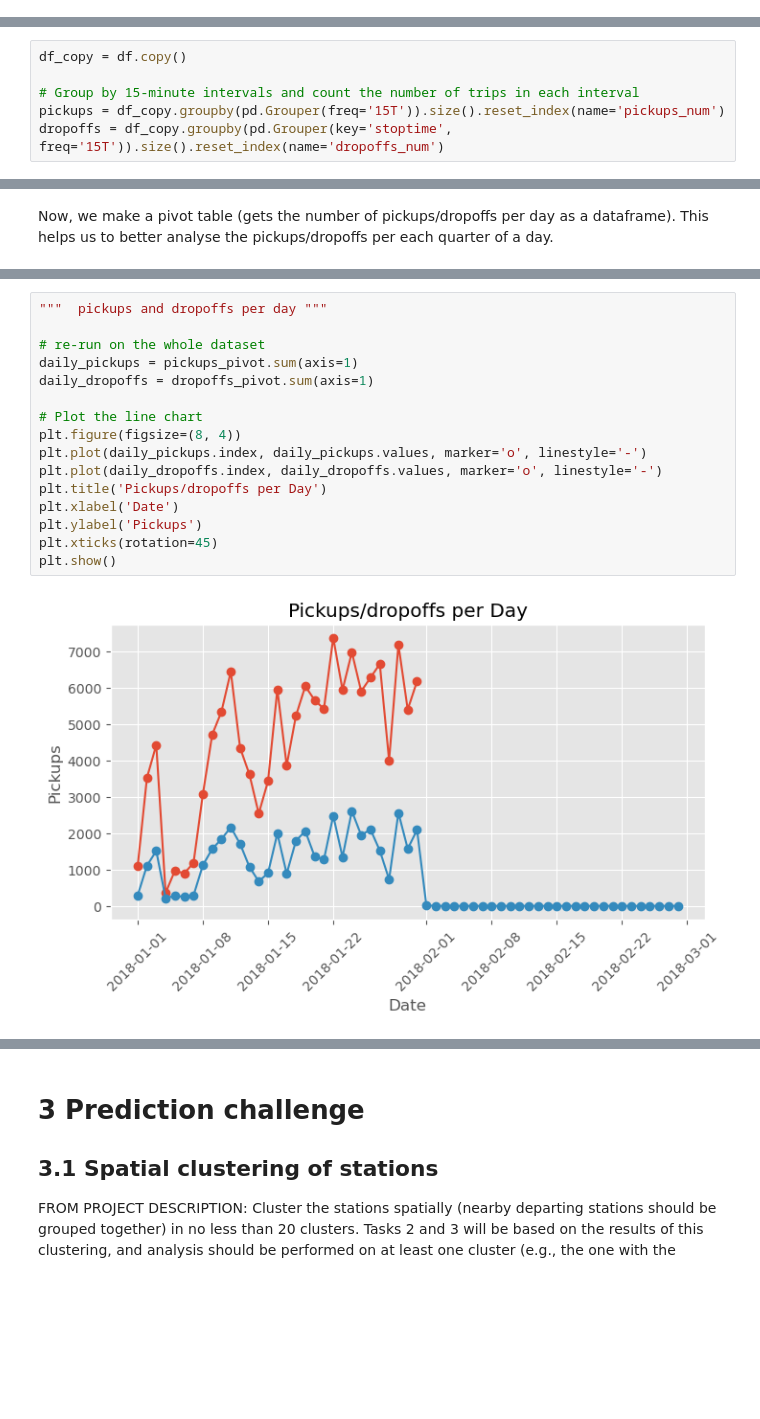
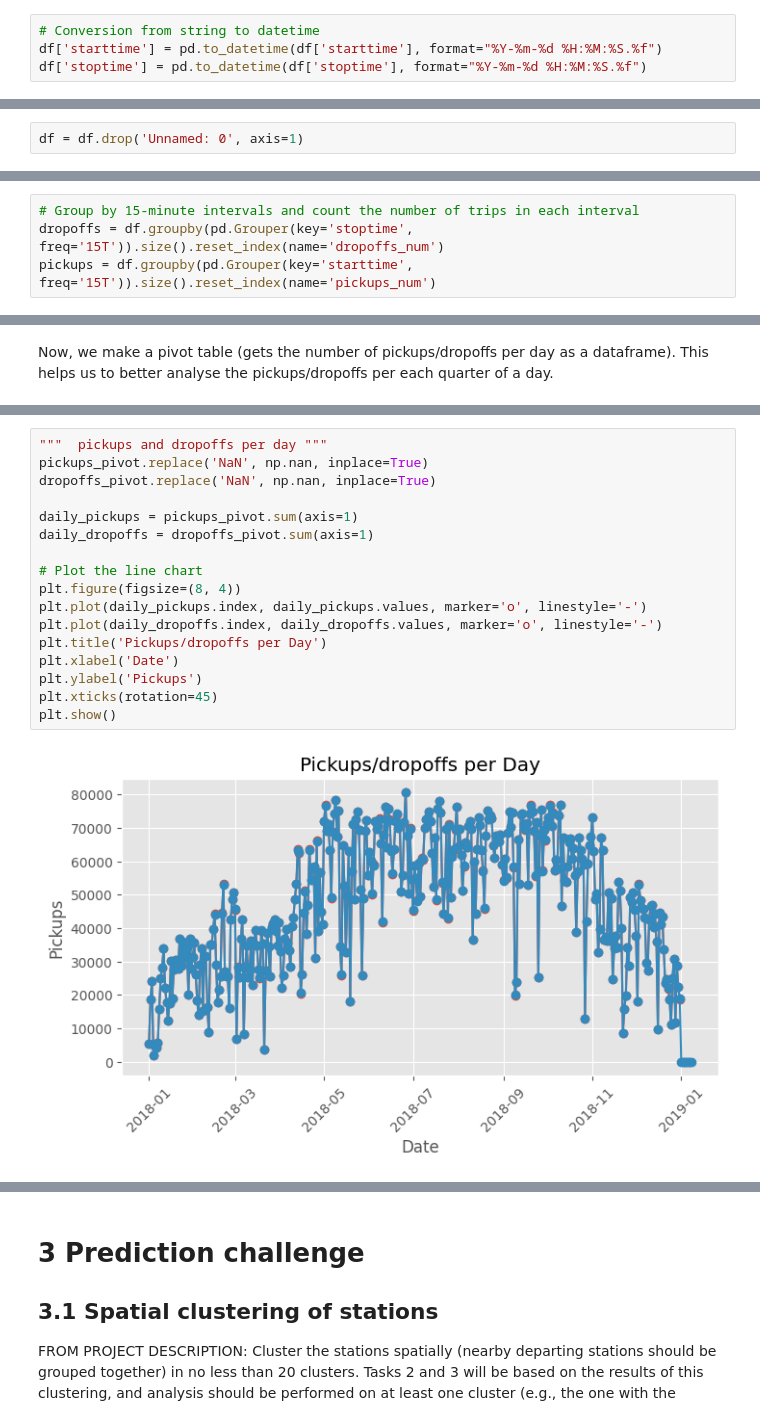
Before and after one commit to IlaAmini/Business-Analytics, a Jupyter notebook: main.ipynb, the cells around one changed output, grey strips where cells are left out. Cells and saved outputs as stored; diff of their text form; blank space fills up the shorter version.

```diff
--- a/main.ipynb
+++ b/main.ipynb
@@ -114,0 +122,4 @@ memory usage: 1.8+ GB
+# %%
+# Conversion from string to datetime
+df['starttime'] = pd.to_datetime(df['starttime'], format="%Y-%m-%d %H:%M:%S.%f")
+df['stoptime'] = pd.to_datetime(df['stoptime'], format="%Y-%m-%d %H:%M:%S.%f")
@@ -115,3 +128,5 @@ memory usage: 1.8+ GB
+# %%
+df = df.drop('Unnamed: 0', axis=1)
 # %% [markdown]
 Let's observe wether null values are present in the Data frame
 # %%
@@ -484,10 +505,8 @@ plt.show()
 # %% [markdown]
 ## pickups and dropoffs pivot tables
 # %%
-df_copy = df.copy()
-
 # Group by 15-minute intervals and count the number of trips in each interval
-pickups = df_copy.groupby(pd.Grouper(freq='15T')).size().reset_index(name='pickups_num')
-dropoffs = df_copy.groupby(pd.Grouper(key='stoptime', freq='15T')).size().reset_index(name='dropoffs_num')
+dropoffs = df.groupby(pd.Grouper(key='stoptime', freq='15T')).size().reset_index(name='dropoffs_num')
+pickups = df.groupby(pd.Grouper(key='starttime', freq='15T')).size().reset_index(name='pickups_num')
 # %%
 # check if the number of pickpus and dropoffs matches the number of the rows
@@ -533,19 +552,20 @@ dropoffs_pivot.head()
 5 rows × 96 columns
 # %%
 """  pickups and dropoffs per day """
+pickups_pivot.replace('NaN', np.nan, inplace=True)
+dropoffs_pivot.replace('NaN', np.nan, inplace=True)
 
-# re-run on the whole dataset
 daily_pickups = pickups_pivot.sum(axis=1)
 daily_dropoffs = dropoffs_pivot.sum(axis=1)
 
 # Plot the line chart
 plt.figure(figsize=(8, 4))
 plt.plot(daily_pickups.index, daily_pickups.values, marker='o', linestyle='-')
 plt.plot(daily_dropoffs.index, daily_dropoffs.values, marker='o', linestyle='-')
 plt.title('Pickups/dropoffs per Day')
 plt.xlabel('Date')
 plt.ylabel('Pickups')
 plt.xticks(rotation=45)
 plt.show()
 # %% [output]
-[figure, old version]
+[figure, new version]
```
Also changed, not shown: parts of 49 cells of this notebook.
